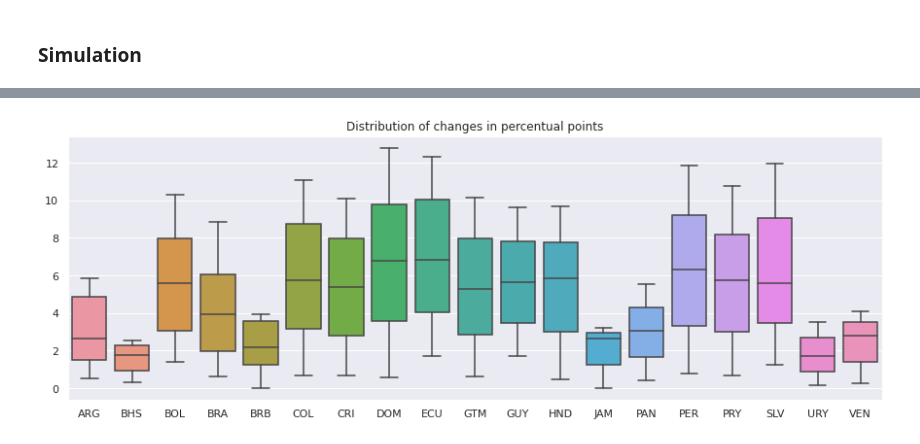
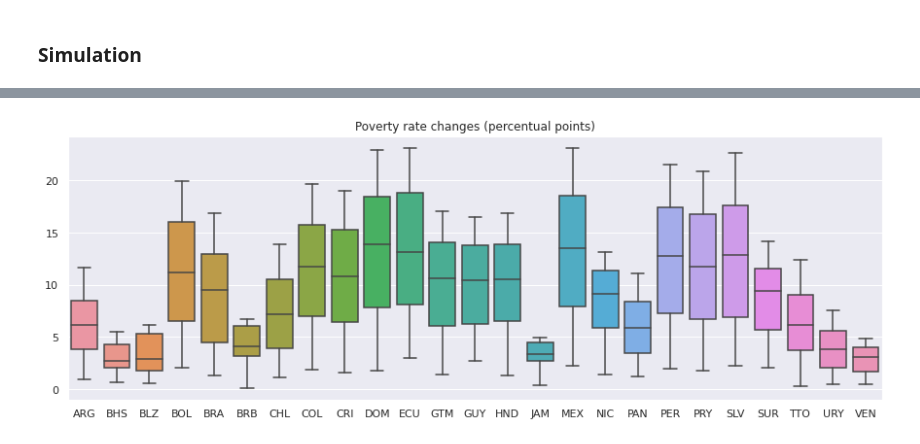
Before and after one commit to EL-BID/analytics_simulation_public_policy_scl, a Jupyter notebook: notebooks/impacto-precios-lp.ipynb, the cells around one changed output, grey strips where cells are left out. Drawn from its saved outputs; the diff is of its cells as text; code cells hidden in the pictures.

```diff
--- a/notebooks/impacto-precios-lp.ipynb
+++ b/notebooks/impacto-precios-lp.ipynb
@@ -88,0 +193,2 @@ pl.rename(columns = {'code':'pais_c'}, inplace = True)
+# %%
+tasas['poor05_net'] = (tasas['poor05_net'] / tasas.factor_ch) * 100
@@ -136,6 +262,12 @@ def int_lp(hh, data, w, c):
     tasas['poor31_'] = (tasas.pc_ytot_ch < tasas.lp31_2011_).astype(int) * tasas.factor_ch
     tasas['poor05_'] = (tasas.pc_ytot_ch < tasas.lp05_2011_).astype(int) * tasas.factor_ch
 
+    # Changes in income: agriculture and transportation
+    tasas['pc_ytot_ch_adj'] = np.where(tasas.sec_agri == 1, tasas.pc_ytot_ch * (1 + w), tasas.pc_ytot_ch)
+    tasas['poor19_net'] = (tasas.pc_ytot_ch_adj < tasas.lp19_2011_).astype(int) * tasas.factor_ch
+    tasas['poor31_net'] = (tasas.pc_ytot_ch_adj < tasas.lp31_2011_).astype(int) * tasas.factor_ch
+    tasas['poor05_net'] = (tasas.pc_ytot_ch_adj < tasas.lp05_2011_).astype(int) * tasas.factor_ch
+
     # Identify poverty rates vars
     poor_vars = [name for name in tasas.columns if 'poor' in name]
 
@@ -143,12 +275,17 @@ def int_lp(hh, data, w, c):
     for name in poor_vars:
         tasas[name].fillna(0, inplace = True)
 
+    # Temporary count
+    tasas['n_temp'] = 1
+
     # Results
-    tasas = tasas.groupby(['pais_c','anio_c'])[poor_vars + ['factor_ch']].sum()
+    tasas = tasas.groupby(['pais_c','anio_c'])[poor_vars + lp_vars + ['factor_ch','n_temp']].sum()
     tasas = tasas.reset_index()
+    # LAC: tasas = pd.DataFrame(tasas[poor_vars + lp_vars + ['factor_ch','n_temp']].sum()).T
 
     # Calculate % poor
     for name in poor_vars:
+        tasas[f'{name}_n'] = tasas[name]
         tasas[name] = (tasas[name] / tasas.factor_ch) * 100
 
     # Add variables
@@ -159,9 +296,11 @@ def int_lp(hh, data, w, c):
 # %% [markdown]
 ### Simulation
 # %%
+%%capture
+
 # Run multiple scenarios
-weight = [i/100 for i in range(0,30,10)]
-change = [i/100 for i in range(0,32,2) ]
+weight = [i/100 for i in range(0,65,5)]
+change = [i/100 for i in range(0,65,5) ]
 final  = []
 for i in weight:
     for j in change:
@@ -173,5 +312,6 @@ final = pd.concat(final)
 # Calculate changes in poverty
 for i in ['poor19','poor31','poor05']:
     final[f'{i}_baseline'] = [final[(final.pais_c == x) & (final.weight == 0) & (final.change == 0)][i].item() for x in final.pais_c]
-    final[f'{i}_pp']       = final[i] - final[f'{i}_baseline']
-    final[f'{i}_pp_']      = final[f'{i}_'] - final[f'{i}_baseline']
+    final[f'{i}_pp']       = final[i]          - final[f'{i}_baseline']
+    final[f'{i}_pp_']      = final[f'{i}_']    - final[f'{i}_baseline']
+    final[f'{i}_pp_net']   = final[f'{i}_net'] - final[f'{i}_baseline']
@@ -195,11 +355,11 @@ plt.show()
 # %%
-# Distribution in changes in poverty
+# Distribution in changes in PL
 plt.figure(figsize = (15,5))
 var = "poor05_pp_"
 ax = sns.boxplot(x = 'pais_c', y = var, data = final[(final.weight == 0) & (final.change > 0)])
 plt.xlabel('')
 plt.ylabel('')
-plt.title('Distribution of changes in percentual points')
+plt.title('Poverty rate changes (percentual points)')
 plt.show()
 # %% [output]
-[figure, old version]
+[figure, new version]
```
Also changed, not shown: parts of 33 cells of this notebook, 3 other files.
